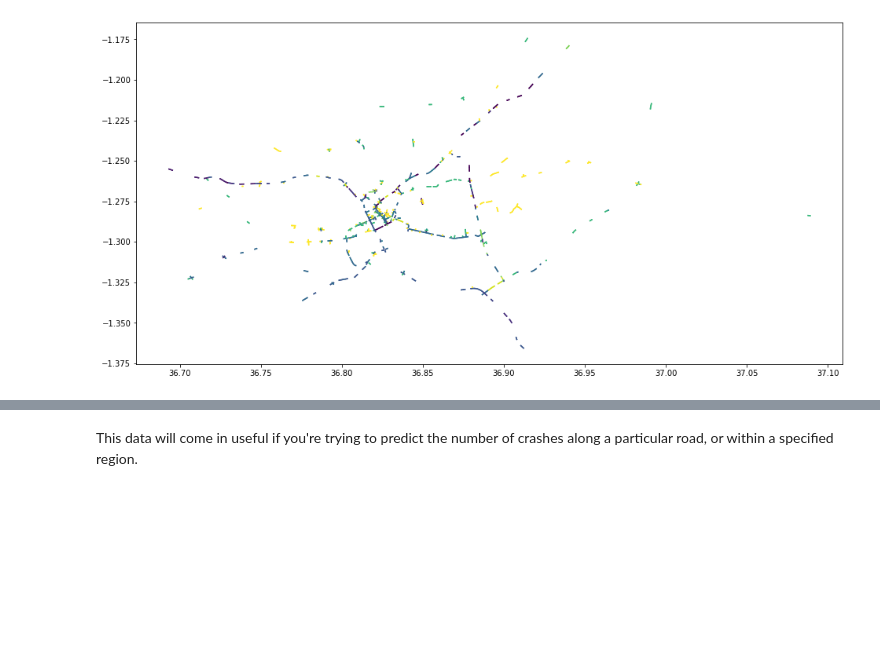
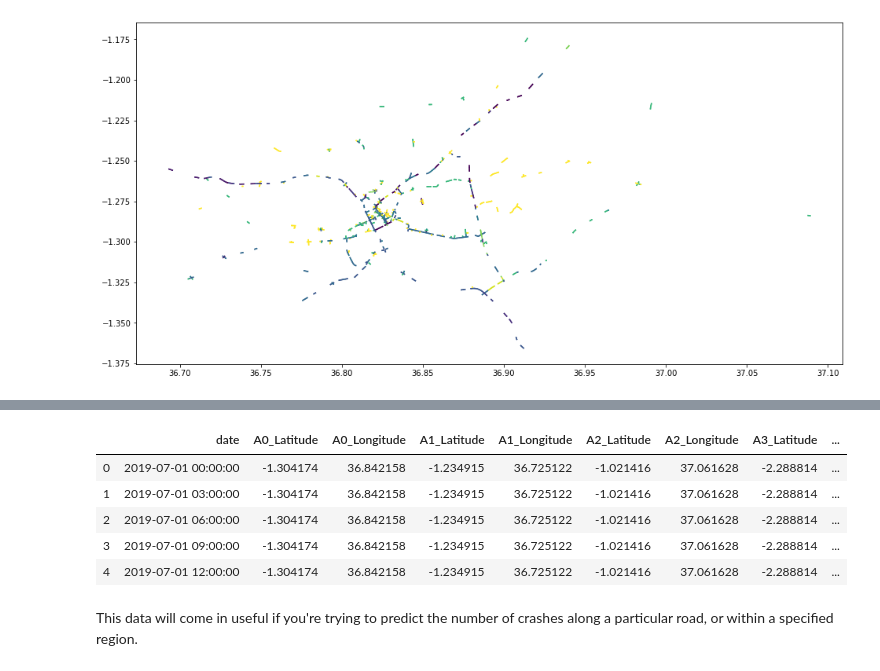
Before and after one commit to koava36/Intro_to_DS_Final_project, a Jupyter notebook: Starter_Notebook.ipynb, the cells around one changed output, grey strips where cells are left out. Saved outputs shown, nothing was run; the diff lists cells and outputs as text; code cells hidden in the pictures; blank space fills up the shorter version.

```diff
--- a/Starter_Notebook.ipynb
+++ b/Starter_Notebook.ipynb
@@ -286,0 +330,5 @@ segments_merged.plot(column='55_90', figsize=(20, 8))
+# %%
+def flaten(centers_list):
+    """flatening the list of tuples [(x0,y0),(x1,y1),(x2,y2),(x3,y3)] to [x0,y0,x1,y1,x2,y2,x3,y3]"""
+    q = list(zip(centers_list[:,0],centers_list[:,1]))
+    return [c for couple in q for c in couple ]
@@ -286,0 +350,17 @@ segments_merged.plot(column='55_90', figsize=(20, 8))
+# %%
+
+t = flaten(kmeans.cluster_centers_)
+
+
+d = pd.DataFrame([])
+d['date'] = ss['date']
+for i in range(len(t)):
+    d[ss.keys()[i+1]] = t[i] #i+1 cause the first column is date
+d.head()
+# %% [output]
+|  | date | A0_Latitude | A0_Longitude | A1_Latitude | A1_Longitude | A2_Latitude | A2_Longitude | A3_Latitude | ... |
+| 0 | 2019-07-01 00:00:00 | -1.304174 | 36.842158 | -1.234915 | 36.725122 | -1.021416 | 37.061628 | -2.288814 | ... |
+| 1 | 2019-07-01 03:00:00 | -1.304174 | 36.842158 | -1.234915 | 36.725122 | -1.021416 | 37.061628 | -2.288814 | ... |
+| 2 | 2019-07-01 06:00:00 | -1.304174 | 36.842158 | -1.234915 | 36.725122 | -1.021416 | 37.061628 | -2.288814 | ... |
+| 3 | 2019-07-01 09:00:00 | -1.304174 | 36.842158 | -1.234915 | 36.725122 | -1.021416 | 37.061628 | -2.288814 | ... |
+| 4 | 2019-07-01 12:00:00 | -1.304174 | 36.842158 | -1.234915 | 36.725122 | -1.021416 | 37.061628 | -2.288814 | ... |
```
Also changed, not shown: parts of 10 cells of this notebook.
